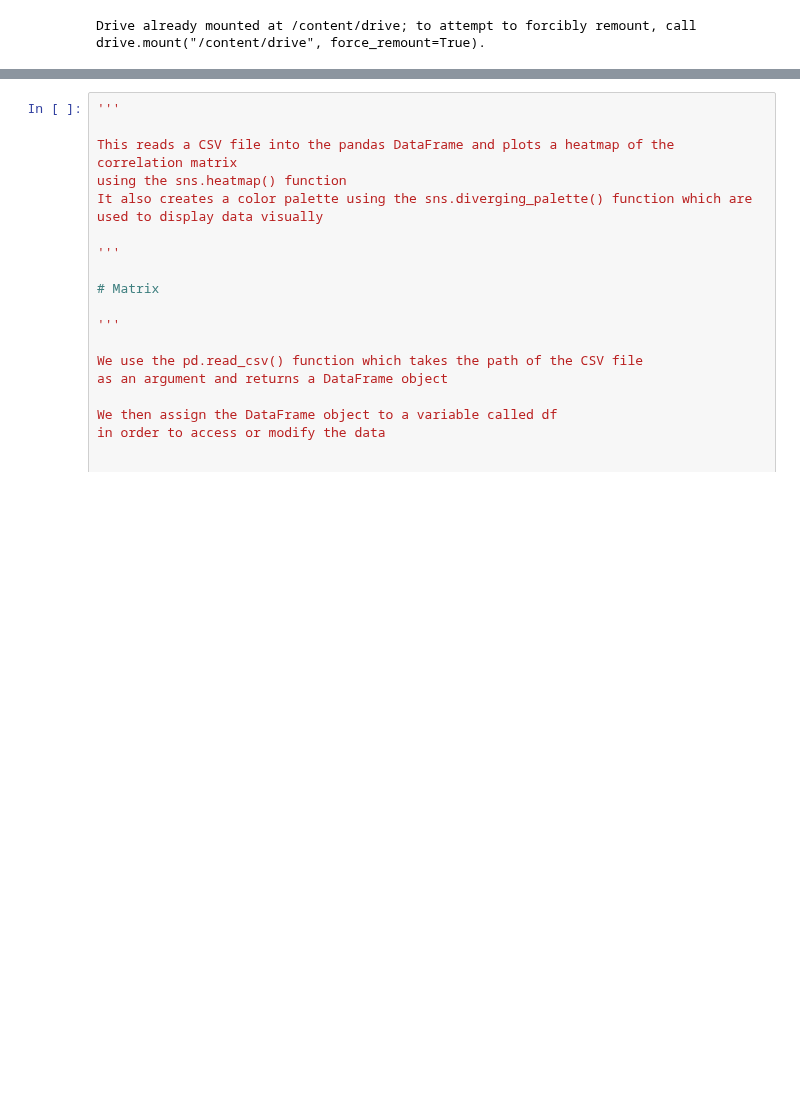
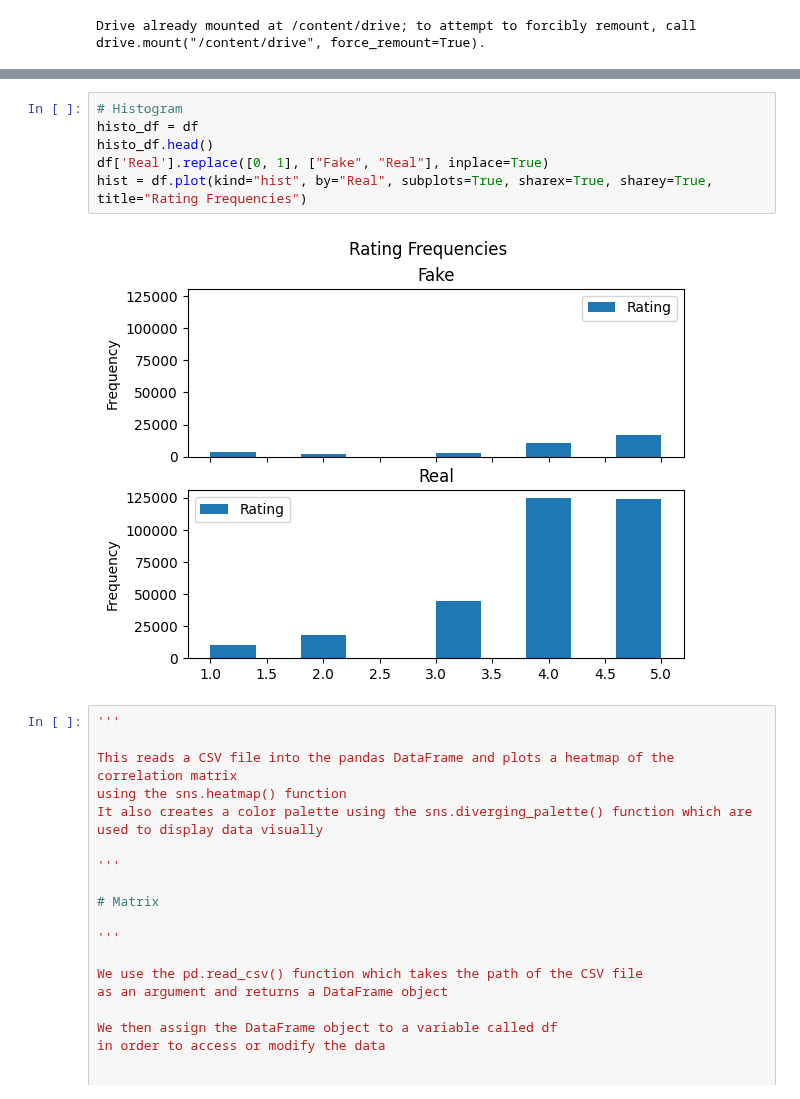
Before and after one commit to AbhiramBorra/FakeYelpReviewsDetection, a Jupyter notebook: YelpReviews.ipynb, the cells around one changed output, grey strips where cells are left out. Saved outputs shown, nothing was run; the diff lists cells and outputs as text; blank space fills up the shorter version.

```diff
--- a/YelpReviews.ipynb
+++ b/YelpReviews.ipynb
@@ -49,3 +50,11 @@ df.head()
+# %%
+# Histogram
+histo_df = df
+histo_df.head()
+df['Real'].replace([0, 1], ["Fake", "Real"], inplace=True)
+hist = df.plot(kind="hist", by="Real", subplots=True, sharex=True, sharey=True, title="Rating Frequencies")
+# %% [output]
+[figure, added]
 # %%
 '''
 
```
Also changed, not shown: parts of 2 cells of this notebook.
